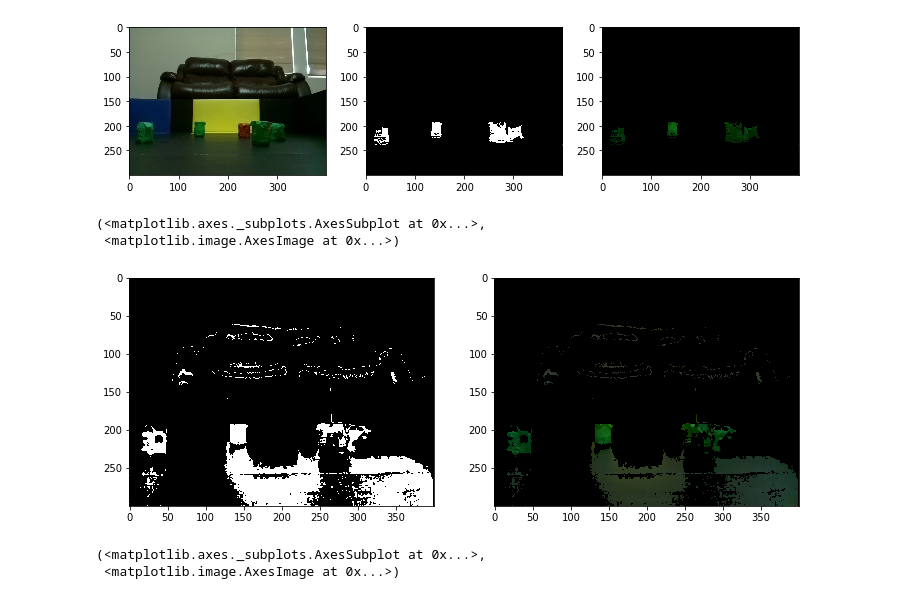
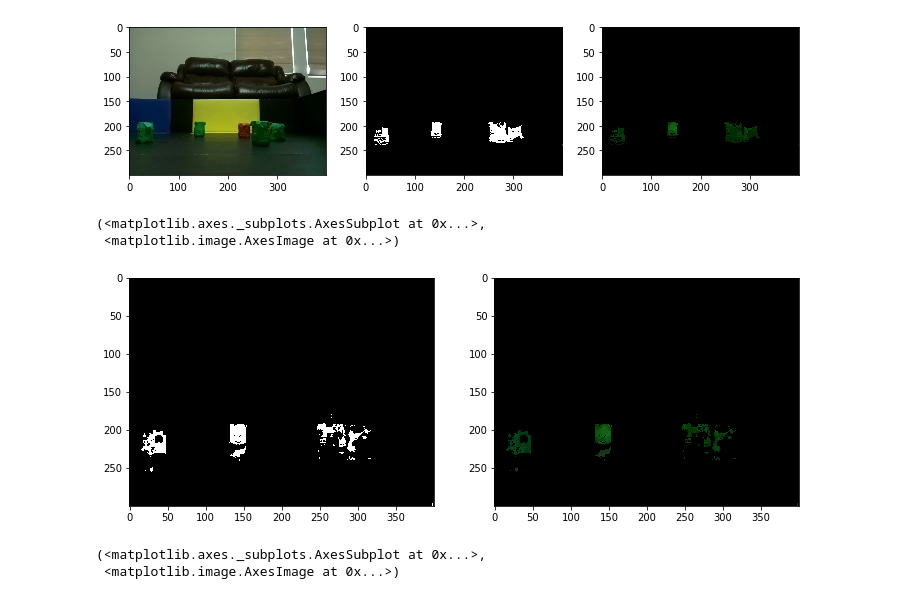
Before and after one commit to kittycattylollipop/raspberrypi, a Jupyter notebook: car_driving/opencvpy/color_target.ipynb, the cells around one changed output. Saved outputs shown, nothing was run; the diff lists cells and outputs as text; code cells hidden in the pictures.

```diff
--- a/car_driving/opencvpy/color_target.ipynb
+++ b/car_driving/opencvpy/color_target.ipynb
@@ -150,14 +174,14 @@ green_mask_ratio  = ctf.RGB_Ratio_Mask(img, rgbRatioImg, np.array([-r_th, g_th,
 [figure]
 # %%
 # use RGB
-im_green_mask = cv2.inRange(img, (0, 50, 0), (50, 255, 50))
+im_green_mask = cv2.inRange(img, (0, 50, 0), (30, 255, 30))
 plt.subplot(121),plt.imshow(im_green_mask,'gray')
 im_green_mask = im_green_mask.astype('bool')
 plt.subplot(122), plt.imshow(img * np.dstack((im_green_mask, im_green_mask, im_green_mask)))
 # %% [output]
 (<matplotlib.axes._subplots.AxesSubplot at 0x...>,
  <matplotlib.image.AxesImage at 0x...>)
-[figure, old version]
+[figure, new version]
 # %%
 #use hsv threshold
 hsvimg = cv2.cvtColor(img, cv2.COLOR_RGB2HSV)
```
Also changed, not shown: parts of 10 cells of this notebook, 4 other files.
